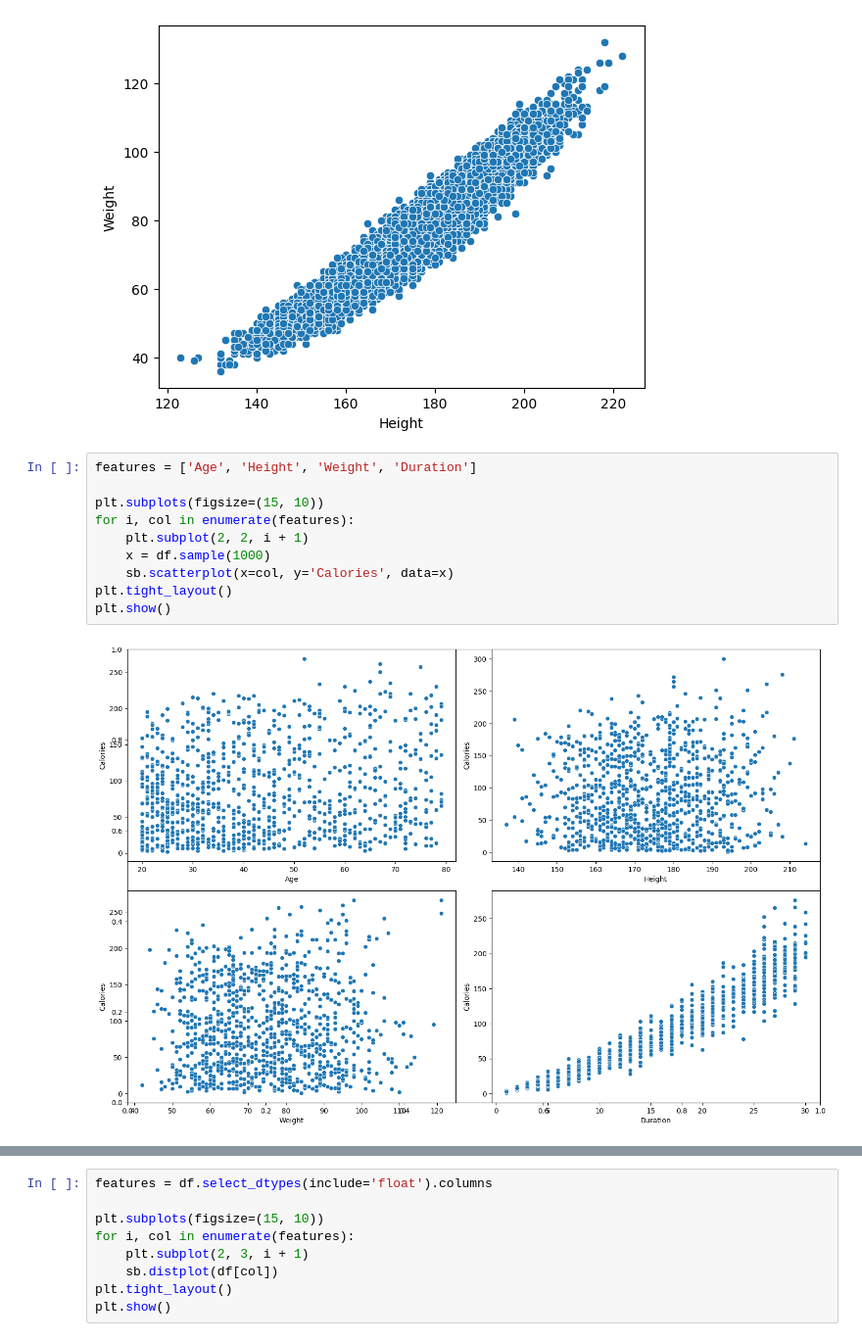
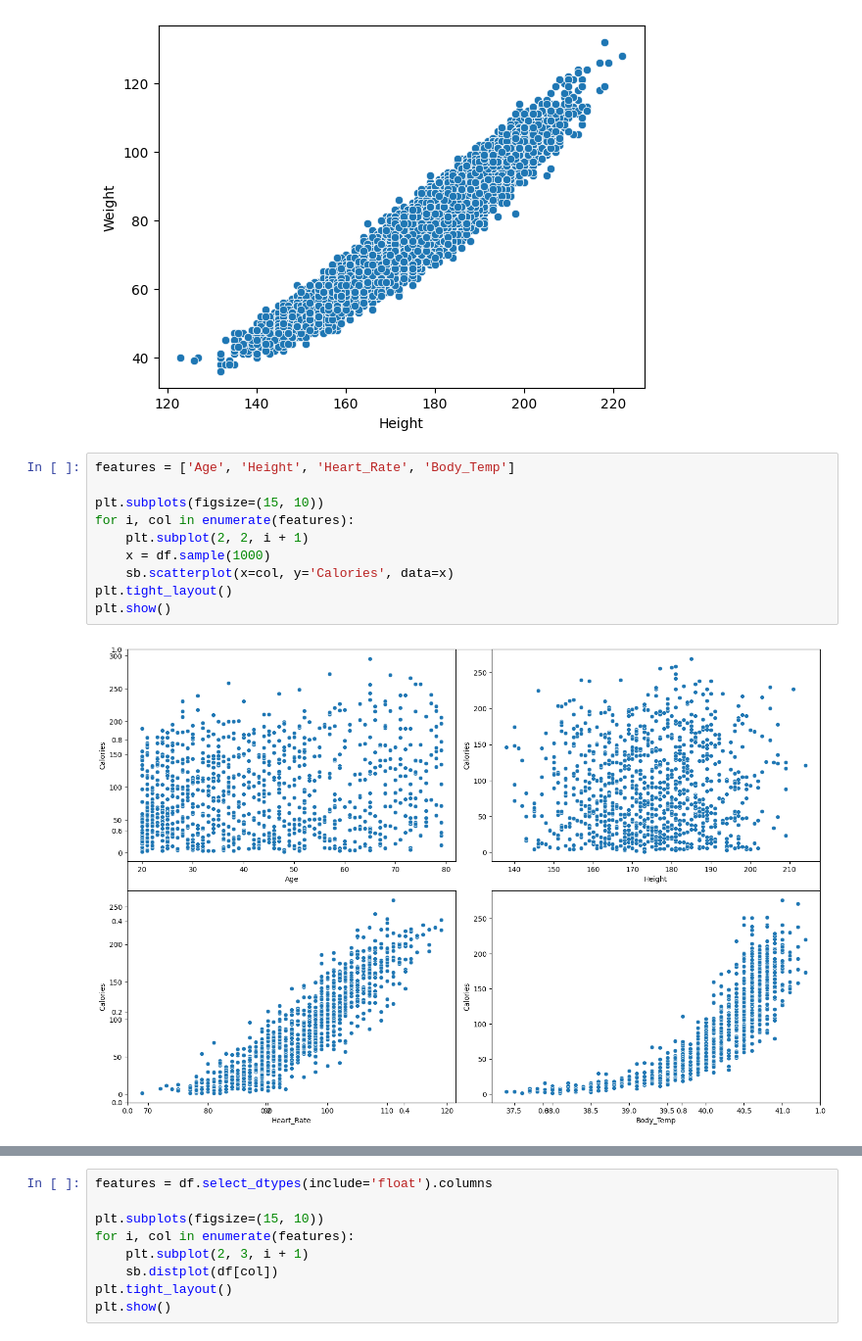
Before and after one commit to JXAsain/Calories-Burnt-Prediction, a Jupyter notebook: Project/Calories_Burnt_Prediction_using_Machine_Learning.ipynb, the cells around one changed output, grey strips where cells are left out. Shown at 98% size. Drawn from its saved outputs; the diff is of its cells as text.

Commit message:
testing some graphs
testing lol

```diff
--- a/Project/Calories_Burnt_Prediction_using_Machine_Learning.ipynb
+++ b/Project/Calories_Burnt_Prediction_using_Machine_Learning.ipynb
@@ -64,14 +64,14 @@ plt.show()
 # %% [output]
 [figure]
 # %%
-features = ['Age', 'Height', 'Weight', 'Duration']
+features = ['Age', 'Height', 'Heart_Rate', 'Body_Temp']
 
 plt.subplots(figsize=(15, 10))
 for i, col in enumerate(features):
     plt.subplot(2, 2, i + 1)
     x = df.sample(1000)
     sb.scatterplot(x=col, y='Calories', data=x)
 plt.tight_layout()
 plt.show()
 # %% [output]
-[figure, old version]
+[figure, new version]
```
Also changed, not shown: parts of 1 cell of this notebook, 4 other files.
